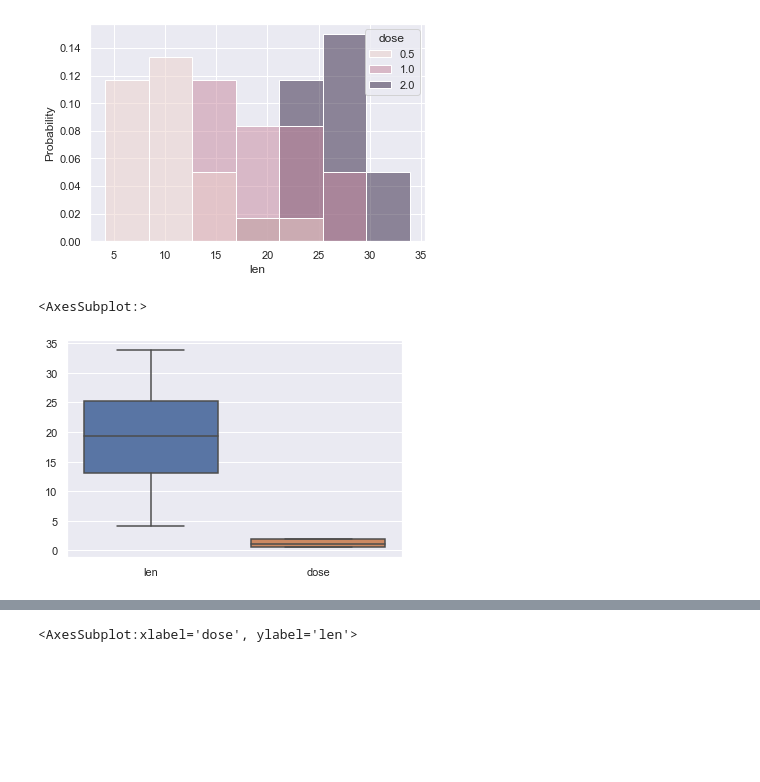
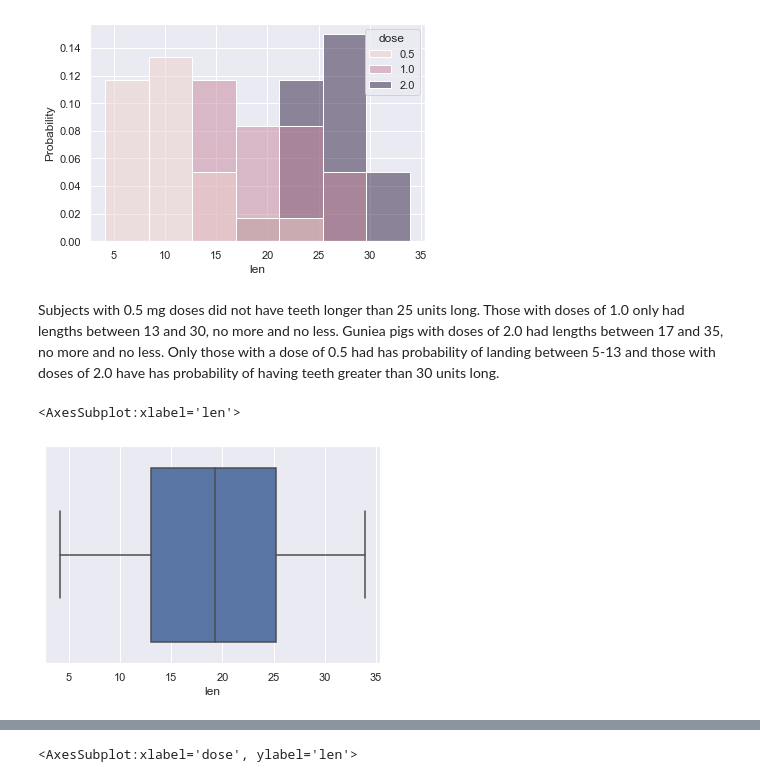
Before and after one commit to kscully-dotcom/msds650, a Jupyter notebook: week4/4_Assignment.ipynb, the cells around one changed output, grey strips where cells are left out. Drawn from its saved outputs; the diff is of its cells as text; code cells hidden in the pictures; blank space fills up the shorter version.

```diff
--- a/week4/4_Assignment.ipynb
+++ b/week4/4_Assignment.ipynb
@@ -86,8 +88,10 @@ sns.histplot(data=df,x='len',hue='dose', stat='probability')
 # %% [output]
 <AxesSubplot:xlabel='len', ylabel='Probability'>
 [figure]
+# %% [markdown]
+Subjects with 0.5 mg doses did not have teeth longer than 25 units long. Those with doses of 1.0 only had lengths between 13 and 30, no more and no less. Guniea pigs with doses of 2.0 had lengths between 17 and 35, no more and no less. Only those with a dose of 0.5 had has probability of landing between 5-13 and those with doses of 2.0 have has probability of having teeth greater than 30 units long.
 # %%
-sns.boxplot(data=df)
+sns.boxplot(data=df, x='len')
 # %% [output]
-<AxesSubplot:>
+<AxesSubplot:xlabel='len'>
-[figure, old version]
+[figure, new version]
```
Also changed, not shown: parts of 15 cells of this notebook.
